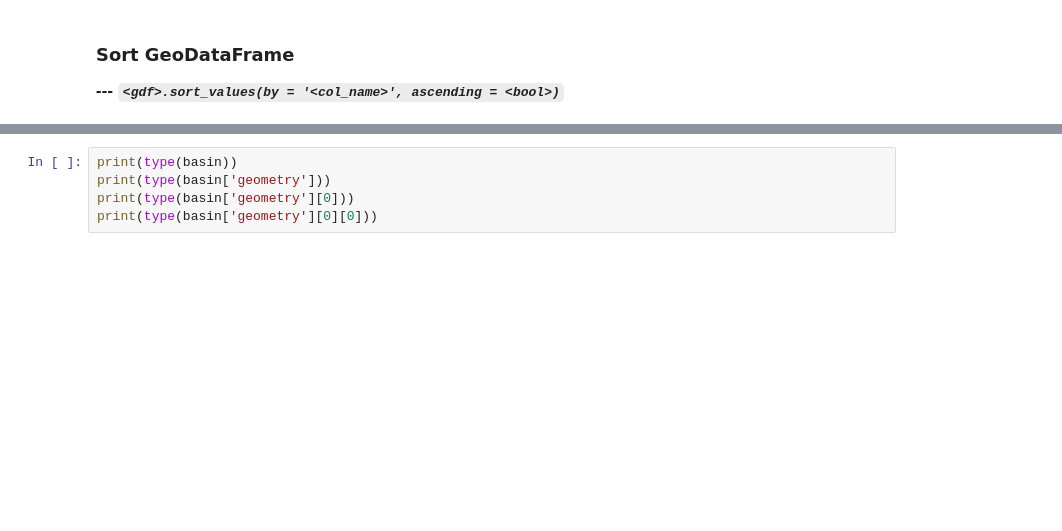
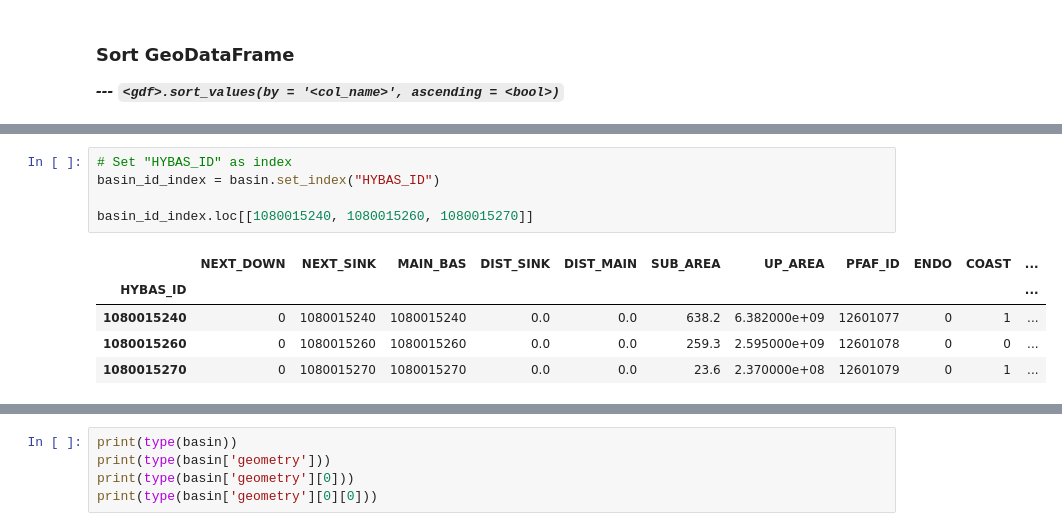
Before and after one commit to eo2cube/eo2cube_notebooks, a Jupyter notebook: get_started/intro_to_python/III_process_vector_data.ipynb, the cells around one changed output, grey strips where cells are left out. Cells and saved outputs as stored; diff of their text form; blank space fills up the shorter version.

```diff
--- a/get_started/intro_to_python/III_process_vector_data.ipynb
+++ b/get_started/intro_to_python/III_process_vector_data.ipynb
@@ -204,0 +263,11 @@ basin[['SUB_AREA']].describe()
+# %%
+# Set "HYBAS_ID" as index
+basin_id_index = basin.set_index("HYBAS_ID")
+
+basin_id_index.loc[[1080015240, 1080015260, 1080015270]]
+# %% [output]
+|  | NEXT_DOWN | NEXT_SINK | MAIN_BAS | DIST_SINK | DIST_MAIN | SUB_AREA | UP_AREA | PFAF_ID | ENDO | COAST | ... |
+| HYBAS_ID |  |  |  |  |  |  |  |  |  |  | ... |
+| 1080015240 | 0 | 1080015240 | 1080015240 | 0.0 | 0.0 | 638.2 | 6.382000e+09 | 12601077 | 0 | 1 | ... |
+| 1080015260 | 0 | 1080015260 | 1080015260 | 0.0 | 0.0 | 259.3 | 2.595000e+09 | 12601078 | 0 | 0 | ... |
+| 1080015270 | 0 | 1080015270 | 1080015270 | 0.0 | 0.0 | 23.6 | 2.370000e+08 | 12601079 | 0 | 1 | ... |
```
Also changed, not shown: parts of 27 cells of this notebook.
